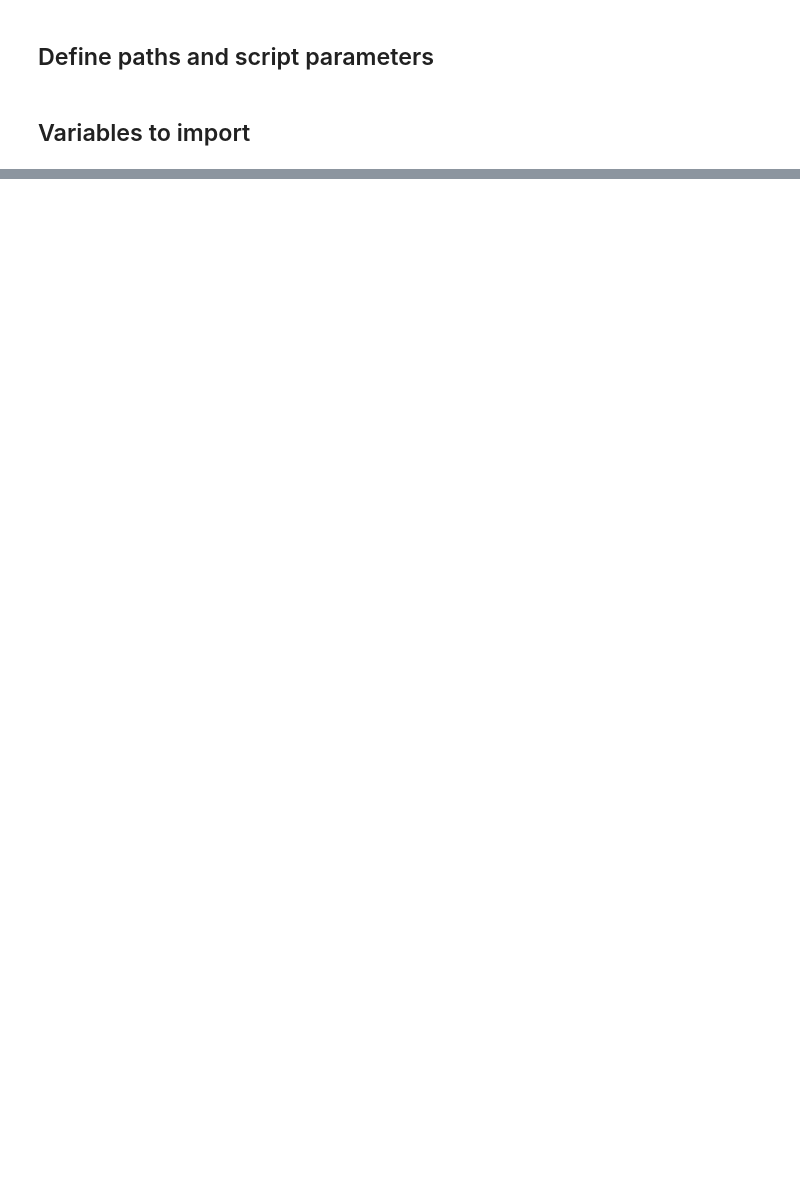
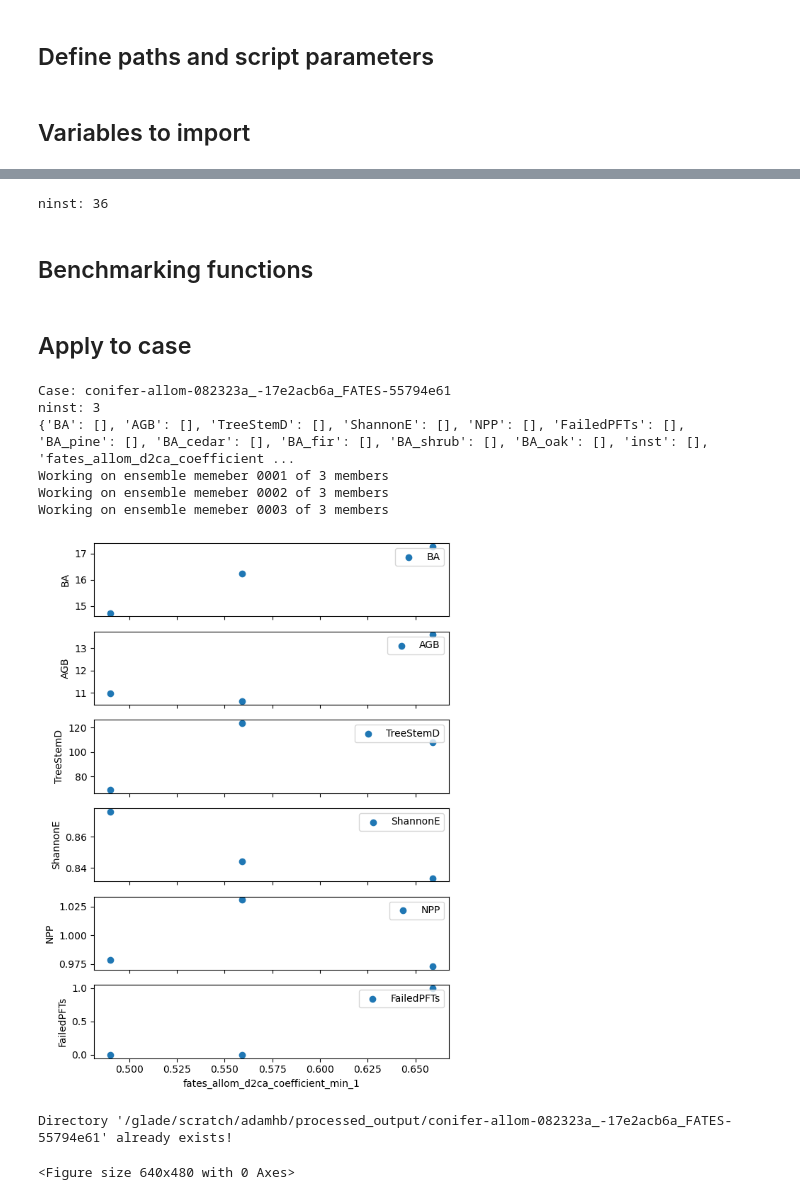
Before and after one commit to adamhb/Earth-System-Model-Tools, a Jupyter notebook: process_output/evaluate_ensemble_members.ipynb, the cells around one changed output, grey strips where cells are left out. Saved outputs shown, nothing was run; the diff lists cells and outputs as text; code cells hidden in the pictures; blank space fills up the shorter version.

Commit message:
updated the ensemble member evaluation script

```diff
--- a/process_output/evaluate_ensemble_members.ipynb
+++ b/process_output/evaluate_ensemble_members.ipynb
@@ -455,5 +41,0 @@ def get_diff_table(site,var,d):
-# %%
-n_inst = 36
-inst_tags = []
-for i in range(n_inst):
-    inst_tags.append(str(i+1).rjust(4, '0'))
@@ -749,0 +42,26 @@ plt.show()
+# %%
+# Keep first two no matter what. They are needed to unravel multi-plexed dimensions
+fields = ['FATES_SEED_PROD_USTORY_SZ','FATES_VEGC_AP','FATES_BURNFRAC',
+          'FATES_NPLANT_PF','FATES_NPLANT_SZPF','FATES_FIRE_INTENSITY_BURNFRAC','FATES_IGNITIONS',
+          'FATES_MORTALITY_FIRE_SZPF','FATES_BASALAREA_SZPF','FATES_CANOPYCROWNAREA_APPF',
+          'FATES_CROWNAREA_APPF','FATES_FUEL_AMOUNT_APFC','FATES_NPLANT_SZPF',
+          'FATES_PATCHAREA_AP','FATES_CROWNAREA_PF','FATES_VEGC_ABOVEGROUND','FATES_NPP_PF']
+# %%
+full_case_path = esm_tools.get_path_to_sim('conifer-allom-082323a_-17e2acb6a_FATES-55794e61',
+                                           case_output_root)
+
+inst_tags = esm_tools.get_unique_inst_tags(full_case_path)
+n_inst = len(inst_tags)
+print("ninst:",n_inst)
+
+# Generate some test data
+inst_files = esm_tools.get_files_of_inst(full_case_path,inst_tags[0],last_n_years=1)
+ds = esm_tools.multiple_netcdf_to_xarray(inst_files,fields)
+
+# Test data extraction from netcdf
+file_path = esm_tools.get_parameter_file_of_inst(params_root,'conifer_allom_082323a',"0001")
+esm_tools.extract_variable_from_netcdf(file_path,"fates_allom_d2ca_coefficient_min",pft_index=1)
+# %% [output]
+ninst: 36
+# %% [markdown]
+## Benchmarking functions
@@ -749,0 +172,23 @@ plt.show()
+# %% [markdown]
+## Apply to case
+# %%
+bench_dict_a = get_benchmarks(case_name='conifer-allom-082323a_-17e2acb6a_FATES-55794e61',
+                              metrics = my_metrics,
+                              last_n_years=1,
+                              param_sub_dir="conifer_allom_082323a",
+                              param_range_file_name = 'param_ranges_conifer_allom_test_082323.csv',
+                              test=False)
+bench_df_a = pd.DataFrame(bench_dict_a)
+esm_tools.plot_multi_panel(df = bench_df_a, x_col = "fates_allom_d2ca_coefficient_min_1",
+                 y_cols = my_metrics, figsize=(6, 8))
+esm_tools.store_output('conifer-allom-082323a_-17e2acb6a_FATES-55794e61',bench_df_a,processed_output_root = processed_output_root)
+# %% [output]
+Case: conifer-allom-082323a_-17e2acb6a_FATES-55794e61
+ninst: 3
+{'BA': [], 'AGB': [], 'TreeStemD': [], 'ShannonE': [], 'NPP': [], 'FailedPFTs': [], 'BA_pine': [], 'BA_cedar': [], 'BA_fir': [], 'BA_shrub': [], 'BA_oak': [], 'inst': [], 'fates_allom_d2ca_coefficient ...
+Working on ensemble memeber 0001 of 3 members
+Working on ensemble memeber 0002 of 3 members
+Working on ensemble memeber 0003 of 3 members
+[figure, added]
+Directory '/glade/scratch/adamhb/processed_output/conifer-allom-082323a_-17e2acb6a_FATES-55794e61' already exists!
+<Figure size 640x480 with 0 Axes>
```
Also changed, not shown: parts of 61 cells of this notebook, 4 other files.
